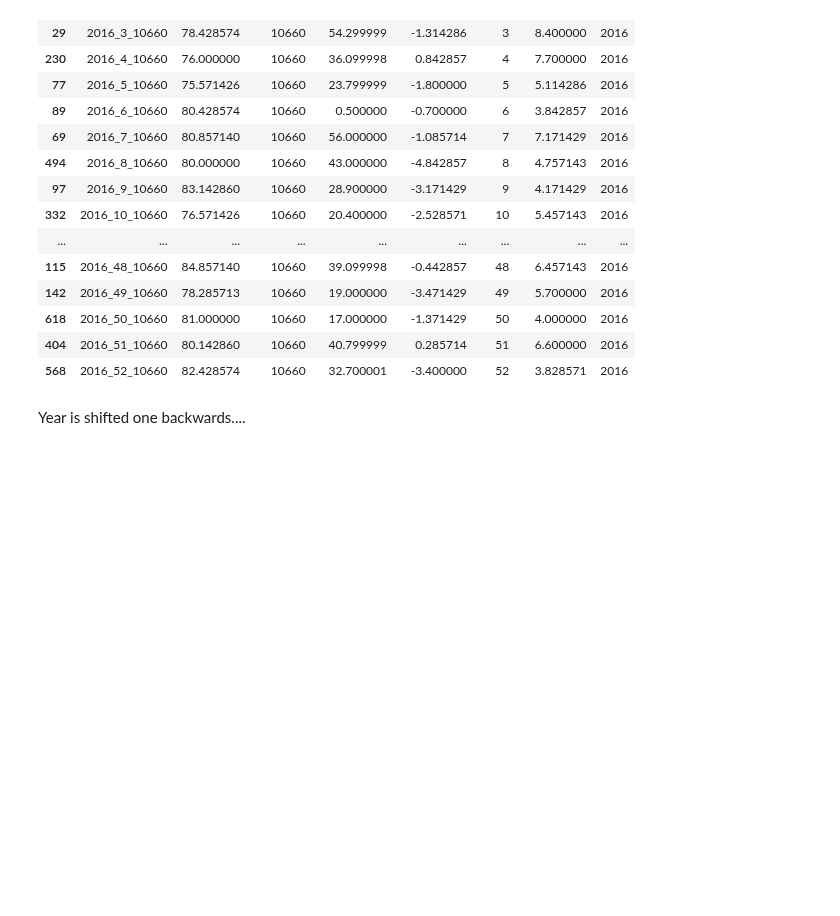
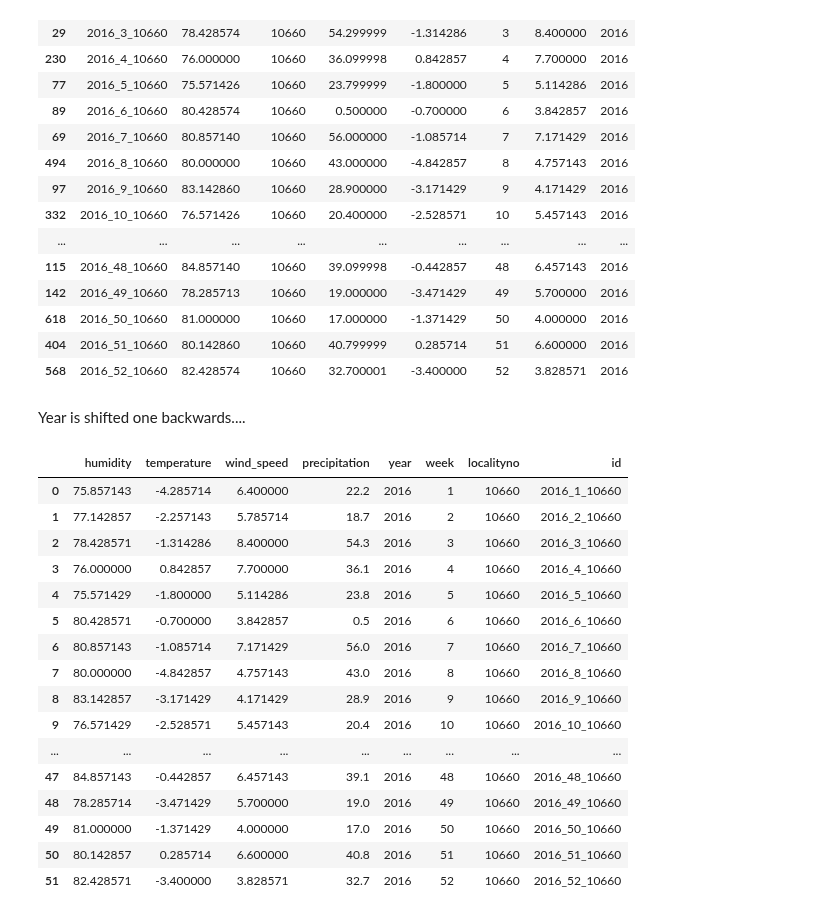
Before and after one commit to erlendrisvik/Compulsories, a Jupyter notebook: CA4/CA4/data_handler_nbook.ipynb, the cells around one changed output. Saved outputs shown, nothing was run; the diff lists cells and outputs as text; code cells hidden in the pictures; blank space fills up the shorter version.

```diff
--- a/CA4/CA4/data_handler_nbook.ipynb
+++ b/CA4/CA4/data_handler_nbook.ipynb
@@ -757,3 +757,62 @@ weather_data[weather_data['localityno'] == 10660]
 | 568 | 2016_52_10660 | 82.428574 | 10660 | 32.700001 | -3.400000 | 52 | 3.828571 | 2016 |
 # %% [markdown]
 Year is shifted one backwards....
+# %%
+from data_utils import *
+
+locality = 10660
+year = 2017
+df = get_daily_data(df = fish_data, localityno = locality, year = year)
+# %%
+def convert_to_weekly_data(weather_data):
+    weather_data['date'] = pd.to_datetime(weather_data['date'])
+    weather_data['week'] = weather_data['date'].dt.isocalendar().week
+    weather_data['year'] = weather_data['date'].dt.isocalendar().year
+
+    # create the weekly_weather_data_mean DataFrame where we aggregate by weekly means
+    weekly_weather_data_mean = pd.DataFrame()
+    weekly_weather_data_mean['week'] = weather_data['week']
+    weekly_weather_data_mean['humidity'] = weather_data['humidity']
+    weekly_weather_data_mean['temperature'] = weather_data['temperature']
+    weekly_weather_data_mean['wind_speed'] = weather_data['wind_speed']
+    weekly_weather_data_mean = weekly_weather_data_mean.groupby('week').mean()
+
+    # same for precipitation, but we use weekly sum
+    weekly_weather_data_sum = pd.DataFrame()
+    weekly_weather_data_sum['week'] = weather_data['week']
+    weekly_weather_data_sum['precipitation'] = weather_data['precipitation']
+    weekly_weather_data_sum = weekly_weather_data_sum.groupby('week').sum()
+
+    # merging the two dataframes
+    weekly_weather_data = pd.merge(weekly_weather_data_mean, weekly_weather_data_sum, left_index=True, right_index=True)
+
+    # add the year, week and localityno columns
+    weekly_weather_data['year'] = weather_data['year']
+    weekly_weather_data['week'] = weekly_weather_data.index
+    weekly_weather_data['localityno'] = weather_data['localityno']
+    weekly_weather_data = weekly_weather_data.reset_index(drop=True)
+
+    # create a id column that is the concatenation of year_week_localityno
+    weekly_weather_data['id'] = weekly_weather_data['year'].astype(str) + '_' + weekly_weather_data['week'].astype(str) + '_' + weekly_weather_data['localityno'].astype(str)
+
+    return weekly_weather_data
+
+convert_to_weekly_data(df)
+# %% [output]
+|  | humidity | temperature | wind_speed | precipitation | year | week | localityno | id |
+| 0 | 75.857143 | -4.285714 | 6.400000 | 22.2 | 2016 | 1 | 10660 | 2016_1_10660 |
+| 1 | 77.142857 | -2.257143 | 5.785714 | 18.7 | 2016 | 2 | 10660 | 2016_2_10660 |
+| 2 | 78.428571 | -1.314286 | 8.400000 | 54.3 | 2016 | 3 | 10660 | 2016_3_10660 |
+| 3 | 76.000000 | 0.842857 | 7.700000 | 36.1 | 2016 | 4 | 10660 | 2016_4_10660 |
+| 4 | 75.571429 | -1.800000 | 5.114286 | 23.8 | 2016 | 5 | 10660 | 2016_5_10660 |
+| 5 | 80.428571 | -0.700000 | 3.842857 | 0.5 | 2016 | 6 | 10660 | 2016_6_10660 |
+| 6 | 80.857143 | -1.085714 | 7.171429 | 56.0 | 2016 | 7 | 10660 | 2016_7_10660 |
+| 7 | 80.000000 | -4.842857 | 4.757143 | 43.0 | 2016 | 8 | 10660 | 2016_8_10660 |
+| 8 | 83.142857 | -3.171429 | 4.171429 | 28.9 | 2016 | 9 | 10660 | 2016_9_10660 |
+| 9 | 76.571429 | -2.528571 | 5.457143 | 20.4 | 2016 | 10 | 10660 | 2016_10_10660 |
+| ... | ... | ... | ... | ... | ... | ... | ... | ... |
+| 47 | 84.857143 | -0.442857 | 6.457143 | 39.1 | 2016 | 48 | 10660 | 2016_48_10660 |
+| 48 | 78.285714 | -3.471429 | 5.700000 | 19.0 | 2016 | 49 | 10660 | 2016_49_10660 |
+| 49 | 81.000000 | -1.371429 | 4.000000 | 17.0 | 2016 | 50 | 10660 | 2016_50_10660 |
+| 50 | 80.142857 | 0.285714 | 6.600000 | 40.8 | 2016 | 51 | 10660 | 2016_51_10660 |
+| 51 | 82.428571 | -3.400000 | 3.828571 | 32.7 | 2016 | 52 | 10660 | 2016_52_10660 |
```
